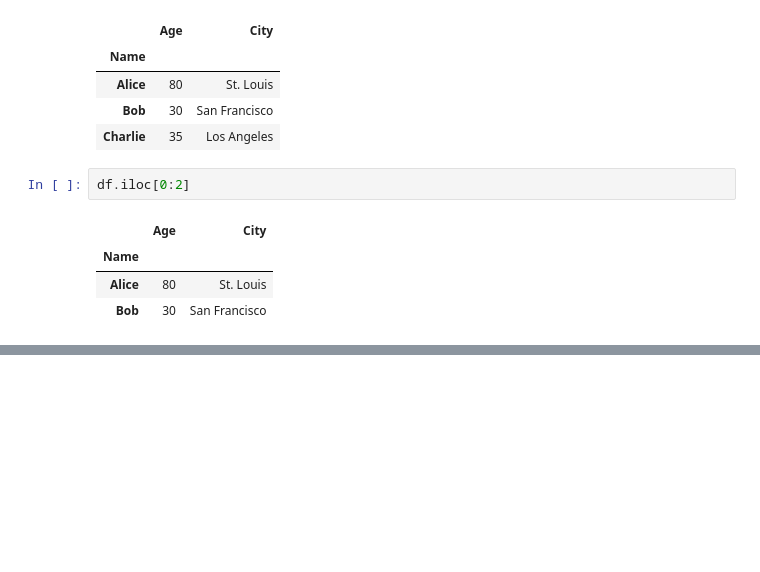
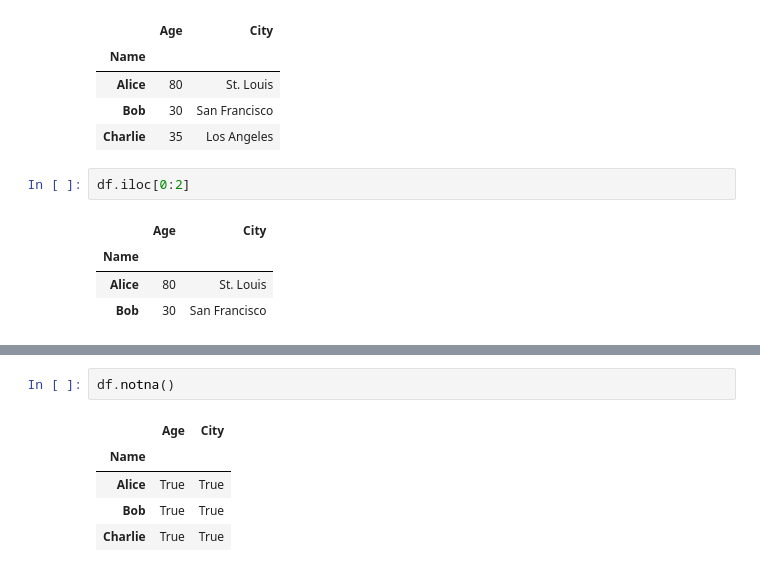
Before and after one commit to miksang0/Numpy-and-Pandas, a Jupyter notebook: Pandas.ipynb, the cells around one changed output, grey strips where cells are left out. Cells and saved outputs as stored; diff of their text form; blank space fills up the shorter version.

```diff
--- a/Pandas.ipynb
+++ b/Pandas.ipynb
@@ -304,0 +389,8 @@ df.iloc[0:2]
+# %%
+df.notna()
+# %% [output]
+|  | Age | City |
+| Name |  |  |
+| Alice | True | True |
+| Bob | True | True |
+| Charlie | True | True |
```
Also changed, not shown: parts of 12 cells of this notebook.
